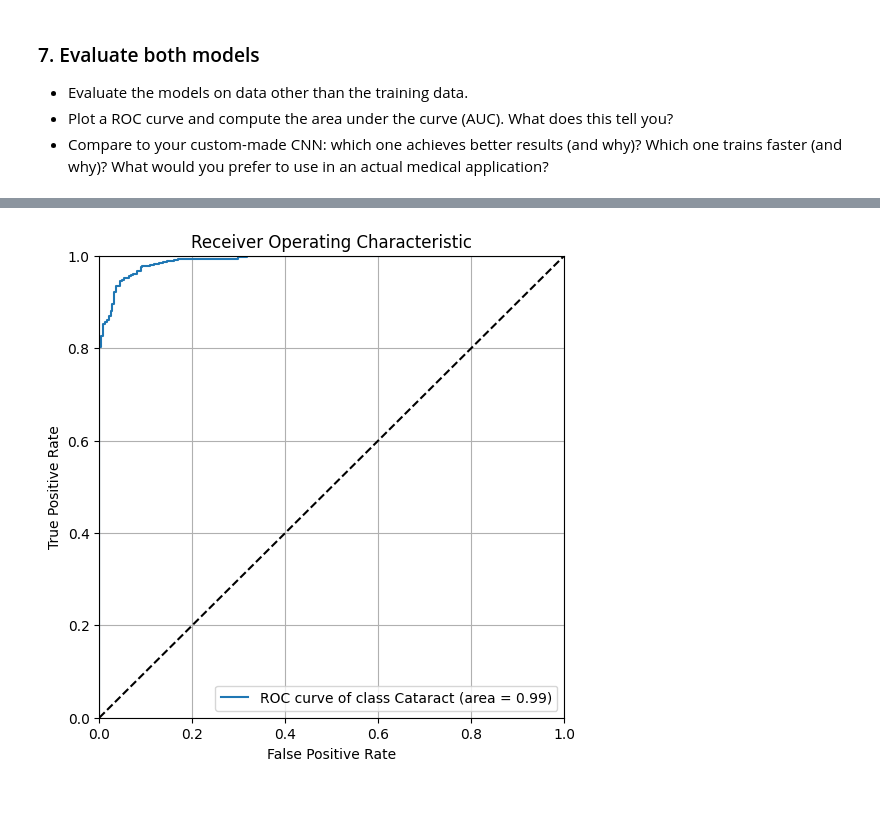
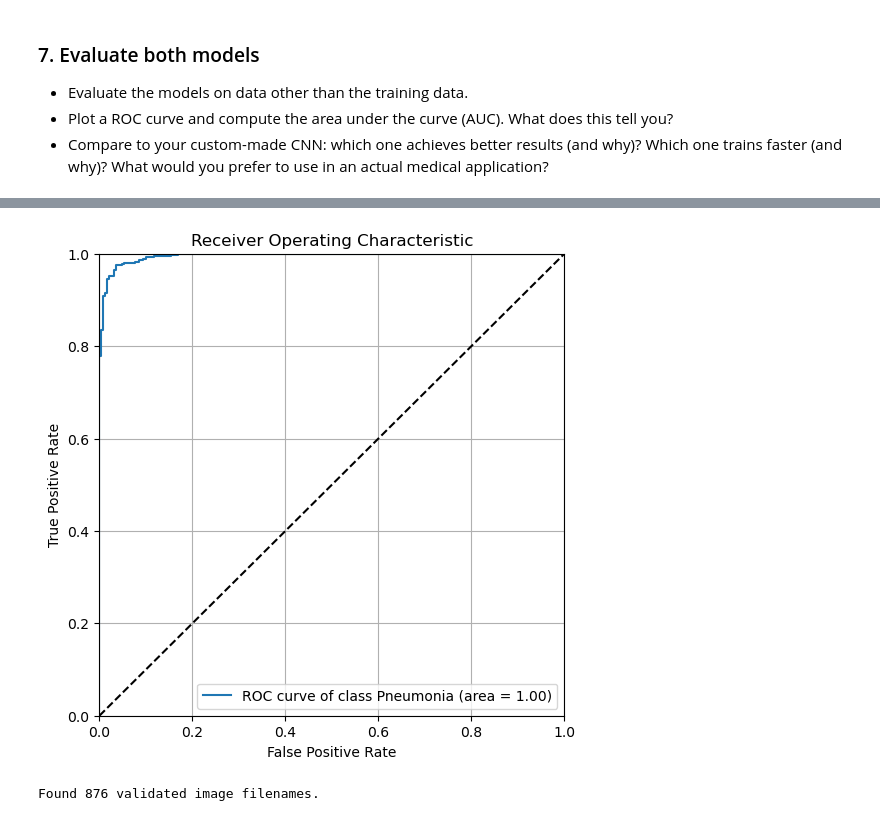
Before and after one commit to PhilippVogel92/ai_for_smart_health, a Jupyter notebook: ai_smart_health_portfolio_02_pneumonia_prediction.ipynb, the cells around one changed output, grey strips where cells are left out. Cells and saved outputs as stored; diff of their text form; code cells hidden in the pictures.

```diff
--- a/ai_smart_health_portfolio_02_pneumonia_prediction.ipynb
+++ b/ai_smart_health_portfolio_02_pneumonia_prediction.ipynb
@@ -527,0 +548,30 @@ KeyboardInterrupt:
+# %%
+from tensorflow.keras.preprocessing.image import ImageDataGenerator
+
+# Normalize images
+image_generator = ImageDataGenerator(
+    rescale=1.0/255 #rescale the image to be between 0 and 1 instead of 0 and 255, better for the neural network
+)
+
+# select the column with the labels
+label_column = "label"
+
+# Define the data generators
+train_generator_rgb = image_generator.flow_from_dataframe(
+        dataframe=train_data,
+        x_col="image_path_and_filename", #x_col is the column with the filenames
+        y_col=label_column,
+        target_size=(320,320),
+        batch_size=32, #how many images are loaded at once.
+        class_mode="raw", #raw because we have only one label column which is already encoded in 0 and 1
+        color_mode="rgb" #grayscale because we have grayscale images
+)
+val_generator_rgb = image_generator.flow_from_dataframe(
+        dataframe=val_data,
+        x_col="image_path_and_filename",
+        y_col=label_column,
+        target_size=(320,320),
+        batch_size=32,
+        class_mode="raw",
+        color_mode="rgb",
+        shuffle = False) #im val dataset wollen wir nicht das er shuffelt sonst haben wir eine unterschiedliche Reihenfolge wenn wir auf val predicten
@@ -684,6 +850,6 @@ KeyboardInterrupt:
 - Compare to your custom-made CNN: which one achieves better results (and why)? Which one trains faster (and why)? What would you prefer to use in an actual medical application?
 # %%
 #load model and predict
-model = keras.models.load_model("models/CNN_Pneumonia_01.hdf5")
+model = keras.models.load_model("models/CNN_with_dense_net_Pneumonia_20230627-19h36min.hdf5")
 model.summary()
 # %% [output]
@@ -707,4 +873,4 @@ _________________________________________________________________
 # %%
-y_pred = model.predict(val_generator)
+y_pred = model.predict(val_generator_rgb)
 y_pred
 # %% [output]
@@ -729,28 +895,40 @@ array([[1.00852825e-01],
 # %%
 
-y_true = val_generator.labels
+y_true = val_generator_rgb.labels
 # Code for binary classification model
 
 from sklearn.metrics import roc_curve, auc
 
 fpr, tpr, _ = roc_curve(y_true, y_pred)
 roc_auc = auc(fpr, tpr)
 
 # Plot the ROC curve
 fig, ax = plt.subplots(figsize=(6, 6))
 
-label = "Cataract"
+label = "Pneumonia"
 #for i, label in enumerate(validation_generator.class_indices):
 ax.plot(fpr, tpr, label='ROC curve of class {0} (area = {1:0.2f})'.format(label, roc_auc))
 
 ax.plot([0, 1], [0, 1], 'k--')
 ax.set_xlim([0.0, 1.0])
 ax.set_ylim([0.0, 1.0])
 ax.set_xlabel('False Positive Rate')
 ax.set_ylabel('True Positive Rate')
 ax.set_title('Receiver Operating Characteristic')
 ax.legend(loc="lower right")
 plt.grid(True)
 plt.show()
 # %% [output]
-[figure, old version]
+[figure, new version]
+# %%
+test_generator_rgb = image_generator.flow_from_dataframe(
+        dataframe=test_data,
+        x_col="image_path_and_filename",
+        y_col=label_column,
+        target_size=(320,320),
+        batch_size=32,
+        class_mode="raw",
+        color_mode="rgb",
+        shuffle = False)
+# %% [output]
+Found 876 validated image filenames.
```
Also changed, not shown: parts of 39 cells of this notebook.
